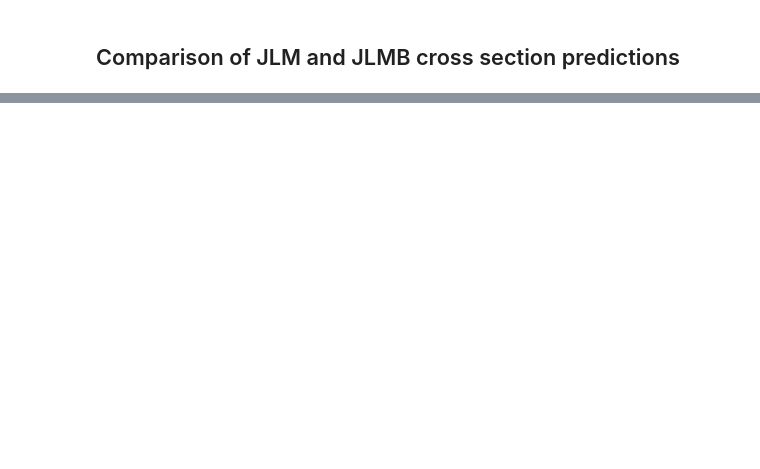
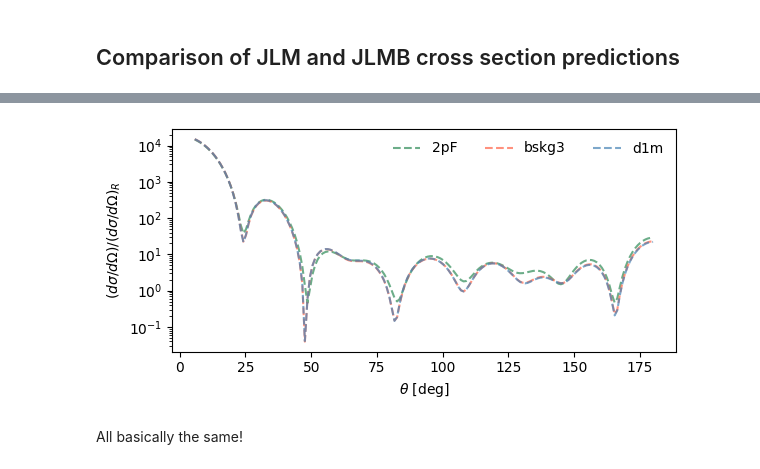
Before and after one commit to beykyle/jitr, a Jupyter notebook: examples/notebooks/example_jlm.ipynb, the cells around one changed output, grey strips where cells are left out. Cells and saved outputs as stored; diff of their text form; code cells hidden in the pictures; blank space fills up the shorter version.

```diff
--- a/examples/notebooks/example_jlm.ipynb
+++ b/examples/notebooks/example_jlm.ipynb
@@ -496,0 +701,23 @@ plt.show()
+# %%
+%%time
+densities = {
+    label: (rho_n, rho_p)
+    for label, rho_n, rho_p in [
+        ("2pF", rho_n_2pf(R), rho_p_2pf(R)),
+        ("bskg3", rho_n_bskg3, rho_p_bskg3),
+        ("d1m", rho_n_d1m, rho_p_d1m),
+    ]
+}
+results_jlmb = {}
+results_jlm = {}
+
+for label, (rho_n, rho_p) in densities.items():
+    V_C, (V_jlm, W_jlm), (V_jlmb, W_jlmb) = get_potentials(
+        solver, reaction, R, rho_n, rho_p
+    )
+    results_jlm[label] = solver.xs(
+        central_potential=V_jlm + 1j * W_jlm,
+    )
+    results_jlmb[label] = solver.xs(
+        central_potential=V_jlmb + 1j * W_jlmb,
+    )
@@ -496,0 +727,22 @@ plt.show()
+# %%
+fig, ax = plt.subplots(1, 1, figsize=(6, 3))
+for label in densities.keys():
+    ax.plot(
+        np.rad2deg(solver.angles),
+        results_jlmb[label].dsdo,
+        "--",
+        alpha=0.7,
+        color=colors[label],
+        label=label,
+    )
+    # ax.plot(np.rad2deg(solver.angles), xs_jlmb.dsdo / solver.rutherford, color=colors[label], label=label)
+
+ax.set_xlabel(r"$\theta$ [deg]")
+ax.set_ylabel(r"$(d\sigma/d\Omega) / (d\sigma / d\Omega)_{R} $")
+ax.set_yscale("log")
+plt.legend(ncol=3, framealpha=0)
+plt.tight_layout()
+# %% [output]
+[figure, added]
+# %% [markdown]
+All basically the same!
```
Also changed, not shown: parts of 28 cells of this notebook, 1 other file.
